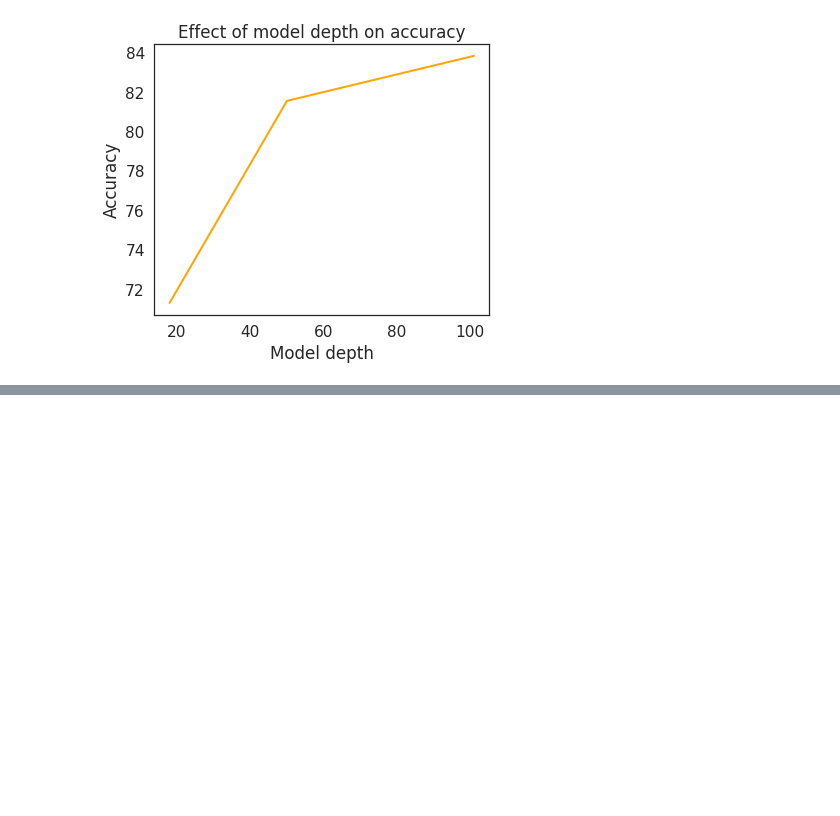
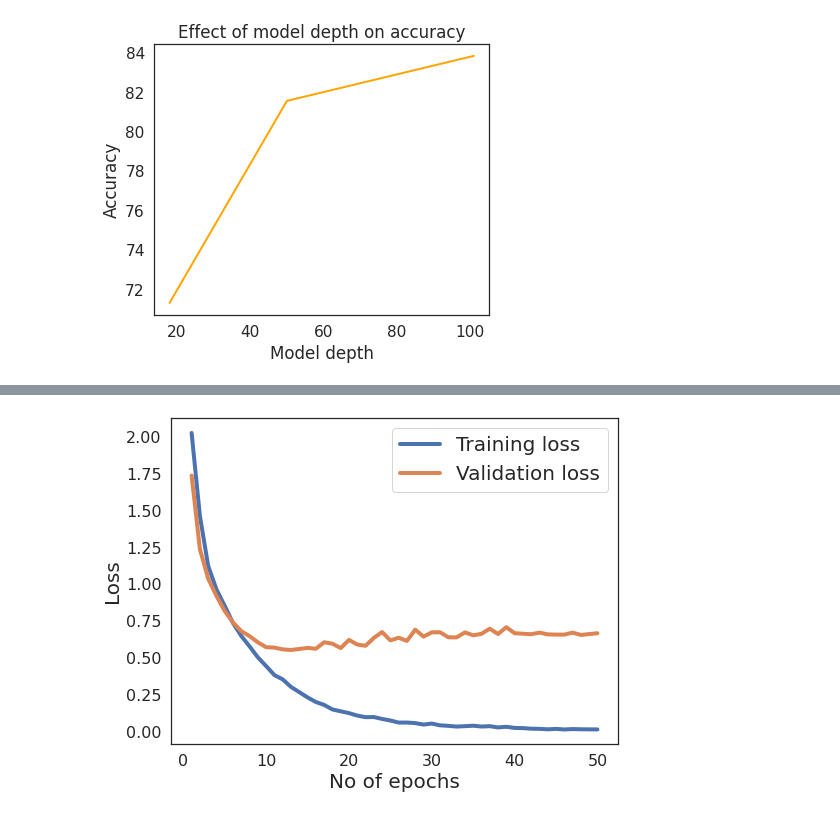
Before and after one commit to reetikaag/human-activity-recognition, a Jupyter notebook: Efficient-3DCNNs/Evaluate_metrics.ipynb, the cells around one changed output, grey strips where cells are left out. Cells and saved outputs as stored; diff of their text form; code cells hidden in the pictures; blank space fills up the shorter version.

```diff
--- a/Efficient-3DCNNs/Evaluate_metrics.ipynb
+++ b/Efficient-3DCNNs/Evaluate_metrics.ipynb
@@ -306,0 +372,26 @@ plot_conf_matrix()
+# %%
+import matplotlib.pyplot as plt
+
+SMALL_SIZE = 12
+MEDIUM_SIZE = 16
+BIGGER_SIZE = 20
+
+plt.rc('font', size=SMALL_SIZE)          # controls default text sizes
+plt.rc('axes', titlesize=SMALL_SIZE)     # fontsize of the axes title
+plt.rc('axes', labelsize=MEDIUM_SIZE)    # fontsize of the x and y labels
+plt.rc('xtick', labelsize=MEDIUM_SIZE)    # fontsize of the tick labels
+plt.rc('ytick', labelsize=MEDIUM_SIZE)    # fontsize of the tick labels
+plt.rc('legend', fontsize=SMALL_SIZE)    # legend fontsize
+plt.rc('figure', titlesize=BIGGER_SIZE)  # fontsize of the figure title
+# %%
+fig = plt.figure(figsize=(8,6))
+plt.plot(epoch, train_loss, label = "Training loss", linewidth=4)
+plt.plot(epoch, val_loss, label = "Validation loss", linewidth=4)
+plt.legend(fontsize=20)
+plt.xlabel('No of epochs', fontsize = 20)
+plt.ylabel('Loss', fontsize = 20)
+plt.show()
+plt.grid
+fig.savefig('loss.png')
+# %% [output]
+[figure, added]
```
Also changed, not shown: parts of 14 cells of this notebook, 2 other files.
